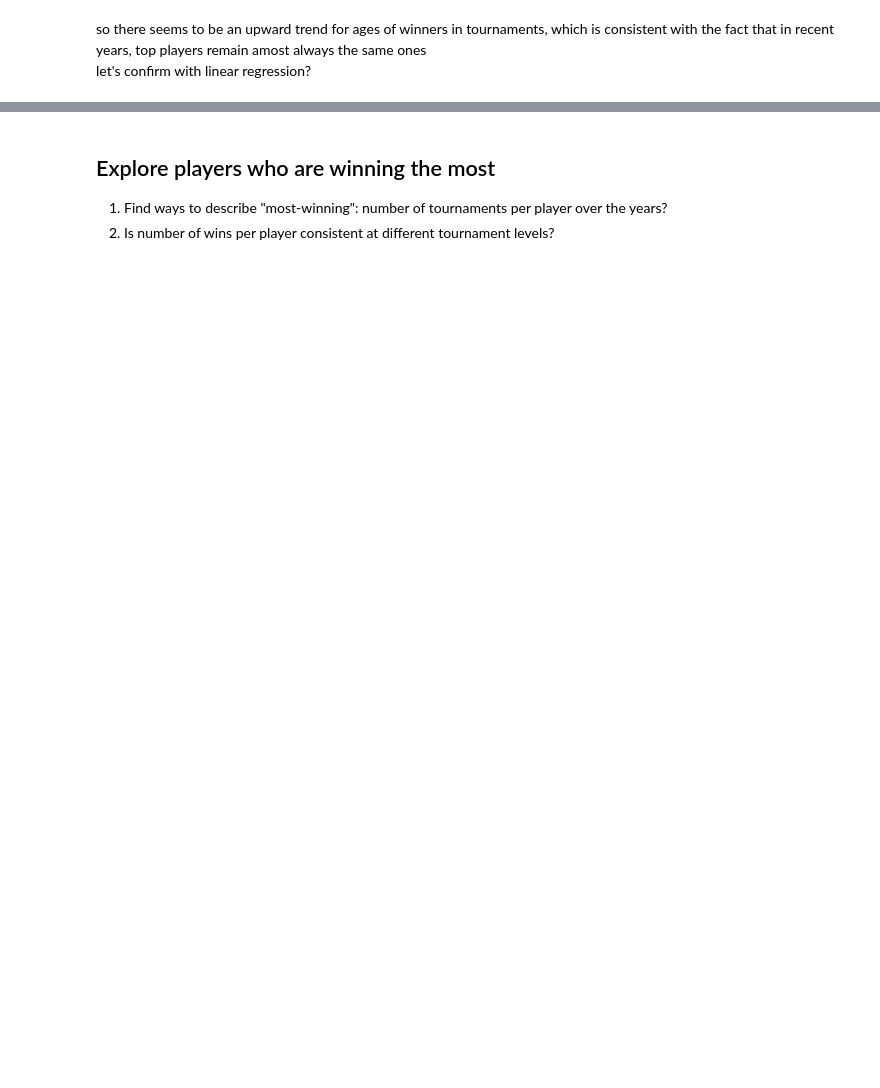
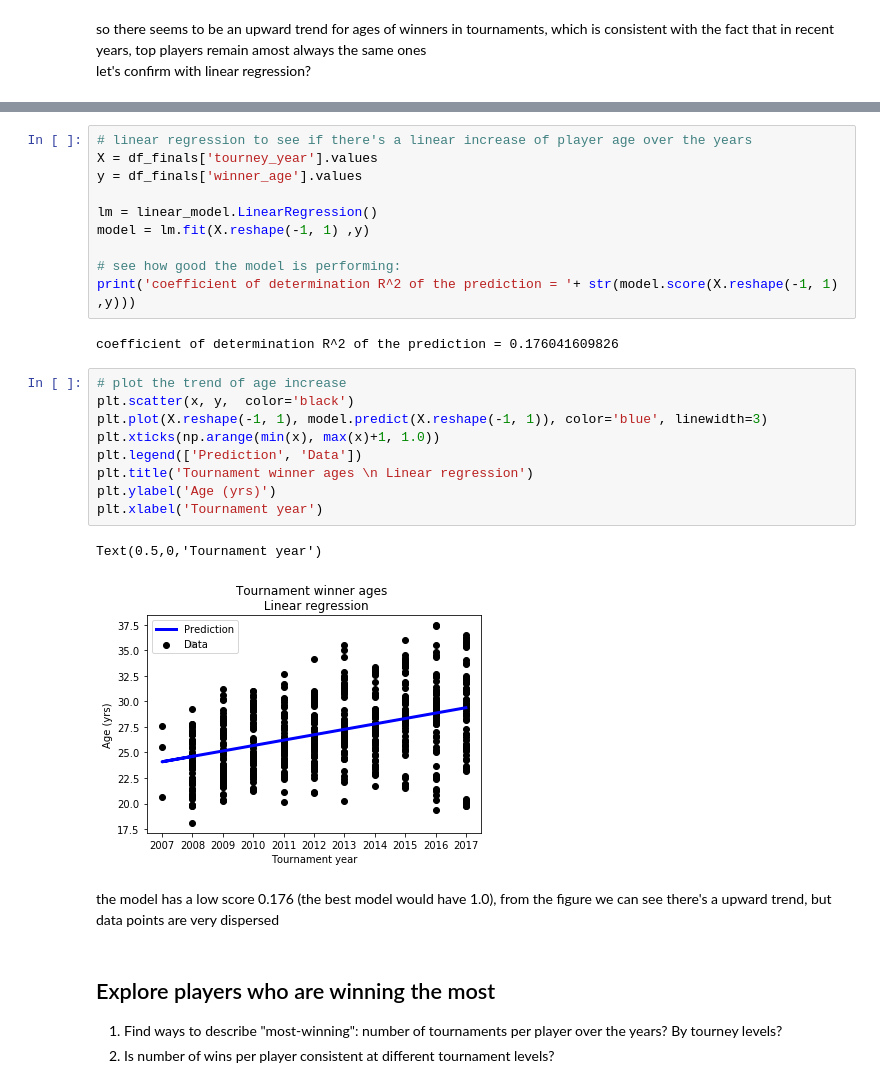
Before and after one commit to Linn39/Tennis_Analysis, a Jupyter notebook: notebooks/ATP_finals_yr08-17.ipynb, the cells around one changed output, grey strips where cells are left out. Drawn from its saved outputs; the diff is of its cells as text; blank space fills up the shorter version.

```diff
--- a/notebooks/ATP_finals_yr08-17.ipynb
+++ b/notebooks/ATP_finals_yr08-17.ipynb
@@ -58,4 +58,30 @@ so there seems to be an upward trend for ages of winners in tournaments, which i
+# %%
+# linear regression to see if there's a linear increase of player age over the years
+X = df_finals['tourney_year'].values
+y = df_finals['winner_age'].values
+
+lm = linear_model.LinearRegression()
+model = lm.fit(X.reshape(-1, 1) ,y)
+
+# see how good the model is performing:
+print('coefficient of determination R^2 of the prediction = '+ str(model.score(X.reshape(-1, 1) ,y)))
+# %% [output]
+coefficient of determination R^2 of the prediction = 0.176041609826
+# %%
+# plot the trend of age increase
+plt.scatter(x, y,  color='black')
+plt.plot(X.reshape(-1, 1), model.predict(X.reshape(-1, 1)), color='blue', linewidth=3)
+plt.xticks(np.arange(min(x), max(x)+1, 1.0))
+plt.legend(['Prediction', 'Data'])
+plt.title('Tournament winner ages \n Linear regression')
+plt.ylabel('Age (yrs)')
+plt.xlabel('Tournament year')
+# %% [output]
+Text(0.5,0,'Tournament year')
+[figure, added]
+# %% [markdown]
+the model has a low score 0.176 (the best model would have 1.0), from the figure we can see there's a upward trend, but data points are very dispersed
 # %% [markdown]
 ## Explore players who are winning the most
-1. Find ways to describe "most-winning": number of tournaments per player over the years?
+1. Find ways to describe "most-winning": number of tournaments per player over the years? By tourney levels?
 2. Is number of wins per player consistent at different tournament levels?
```
Also changed, not shown: parts of 8 cells of this notebook.
